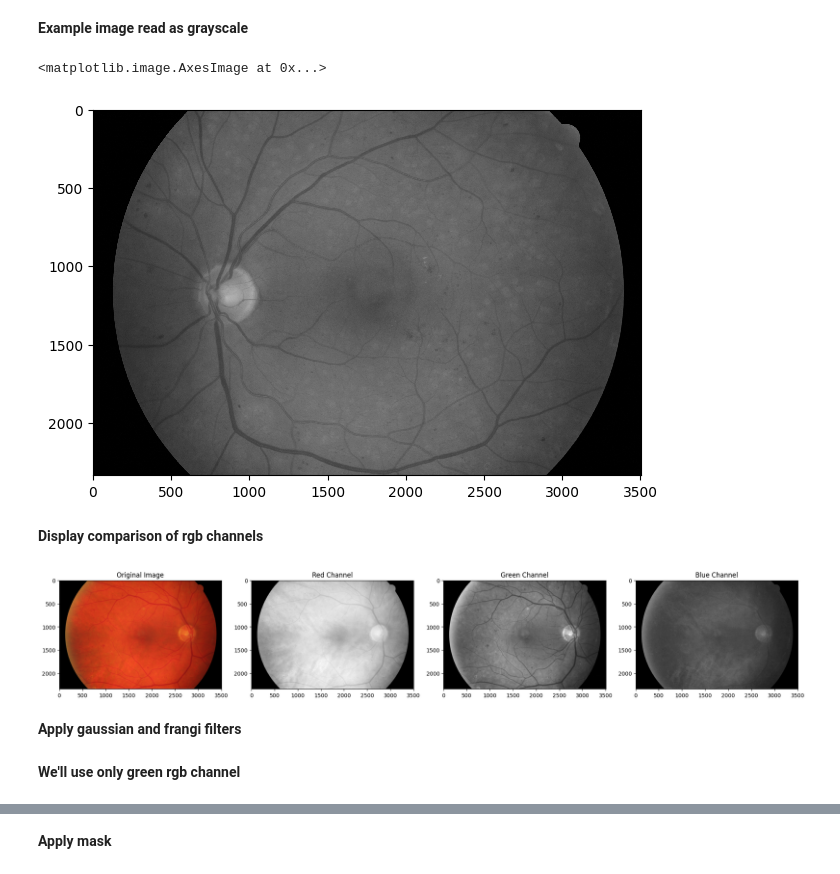
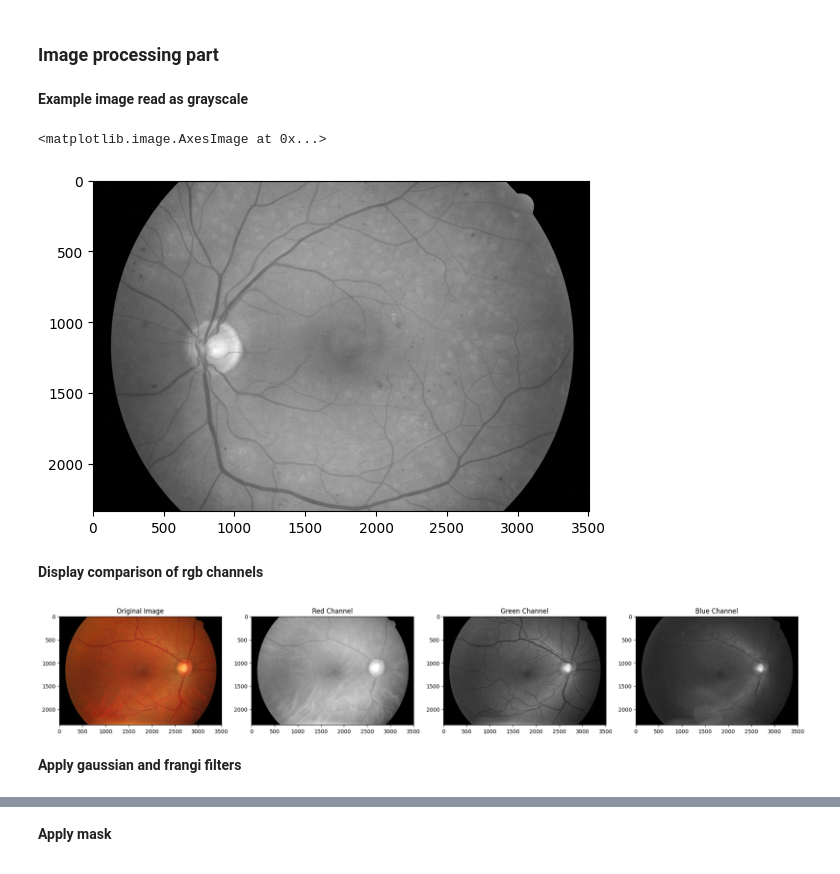
Before and after one commit to HubertLuszkiewicz/RetinaDetect, a Jupyter notebook: eye_fundus_detection.ipynb, the cells around one changed output, grey strips where cells are left out. Saved outputs shown, nothing was run; the diff lists cells and outputs as text; code cells hidden in the pictures.

```diff
--- a/eye_fundus_detection.ipynb
+++ b/eye_fundus_detection.ipynb
@@ -1,3 +1,5 @@
+# %% [markdown]
+### Image processing part
 # %%
 from skimage import io, filters
 import matplotlib.pyplot as plt
@@ -5,41 +7,42 @@ import numpy as np
 # %% [markdown]
 **Example image read as grayscale**
 # %%
-image = io.imread("images/01_dr.JPG", as_gray=True)
-io.imshow(image)
+image = io.imread("original_images/image1.JPG", as_gray=True)
+plt.imshow(image, cmap='gray')
 # %% [output]
 <matplotlib.image.AxesImage at 0x...>
-[figure, old version]
+[figure, new version]
 # %% [markdown]
 **Display comparison of rgb channels**
 # %%
-image_name = 'images/02_dr.JPG'
-gold_standard_name = 'manual1/02_dr.tif'
-mask_name = 'mask/02_dr_mask.tif'
-image = io.imread(image_name)
+image_path = 'images/15_h.jpg'
+gold_standard_path = 'manual1/15_h.tif'
+mask_path = 'mask/15_h_mask.tif'
+
+image = io.imread(image_path)
 
 # Separate the color channels
 red_channel = image[:, :, 0]
 green_channel = image[:, :, 1]
 blue_channel = image[:, :, 2]
 
 # Display the original and separated channels
 fig, axes = plt.subplots(1, 4, figsize=(20, 5))
 ax = axes.ravel()
 
 ax[0].imshow(image)
 ax[0].set_title('Original Image')
 
 ax[1].imshow(red_channel, cmap='gray')
 ax[1].set_title('Red Channel')
 
 ax[2].imshow(green_channel, cmap='gray')
 ax[2].set_title('Green Channel')
 
 ax[3].imshow(blue_channel, cmap='gray')
 ax[3].set_title('Blue Channel')
 plt.tight_layout()
 # %% [output]
-[figure, old version]
+[figure, new version]
 # %% [markdown]
 **Apply gaussian and frangi filters**
@@ -51,2 +48,0 @@ filtered_green = filters.frangi(blurred_green)
-# %% [markdown]
-**We'll use only green rgb channel**
```
Also changed, not shown: parts of 44 cells of this notebook, 1 other file.
